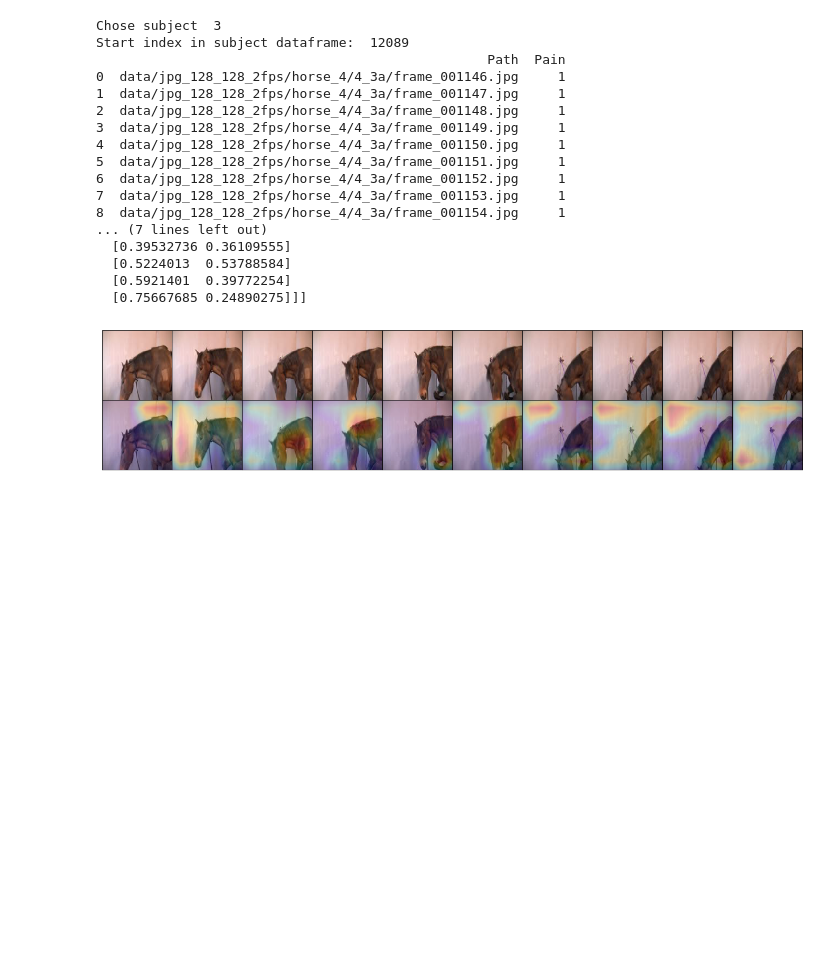
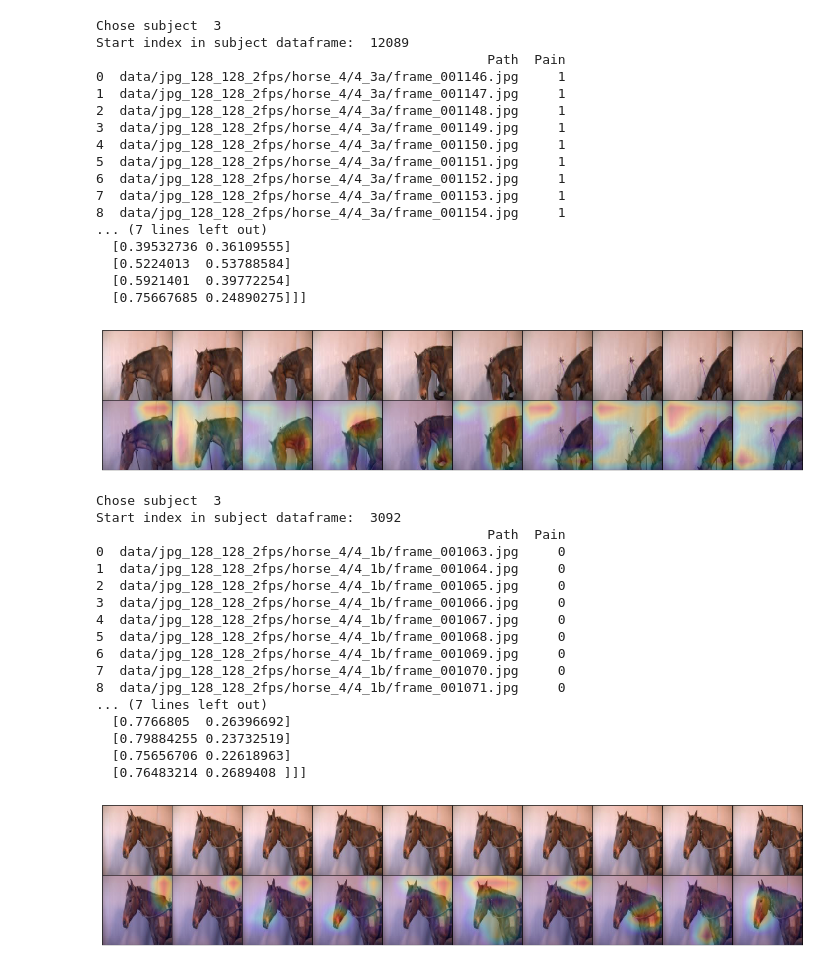
Before and after one commit to sofiabroome/painface-recognition, a Jupyter notebook: notebooks/gradcam_rodriguez_t3.ipynb, the cells around one changed output. Saved outputs shown, nothing was run; the diff lists cells and outputs as text; code cells hidden in the pictures; blank space fills up the shorter version.

```diff
--- a/notebooks/gradcam_rodriguez_t3.ipynb
+++ b/notebooks/gradcam_rodriguez_t3.ipynb
@@ -266,3 +266,25 @@ Start index in subject dataframe:  12089
   [0.5921401  0.39772254]
   [0.75667685 0.24890275]]]
 [figure]
+# %%
+batch_img, batch_label = utils.data_for_one_random_sequence_5D(args, subject_dfs, computer='local',subject=3, start_index=3092)
+run_on_one_sequence(sess, model, batch_img)
+# %% [output]
+Chose subject  3
+Start index in subject dataframe:  3092
+                                                  Path  Pain
+0  data/jpg_128_128_2fps/horse_4/4_1b/frame_001063.jpg     0
+1  data/jpg_128_128_2fps/horse_4/4_1b/frame_001064.jpg     0
+2  data/jpg_128_128_2fps/horse_4/4_1b/frame_001065.jpg     0
+3  data/jpg_128_128_2fps/horse_4/4_1b/frame_001066.jpg     0
+4  data/jpg_128_128_2fps/horse_4/4_1b/frame_001067.jpg     0
+5  data/jpg_128_128_2fps/horse_4/4_1b/frame_001068.jpg     0
+6  data/jpg_128_128_2fps/horse_4/4_1b/frame_001069.jpg     0
+7  data/jpg_128_128_2fps/horse_4/4_1b/frame_001070.jpg     0
+8  data/jpg_128_128_2fps/horse_4/4_1b/frame_001071.jpg     0
+... (7 lines left out)
+  [0.7766805  0.26396692]
+  [0.79884255 0.23732519]
+  [0.75656706 0.22618963]
+  [0.76483214 0.2689408 ]]]
+[figure, added]
```
Also changed, not shown: 7 other files.
